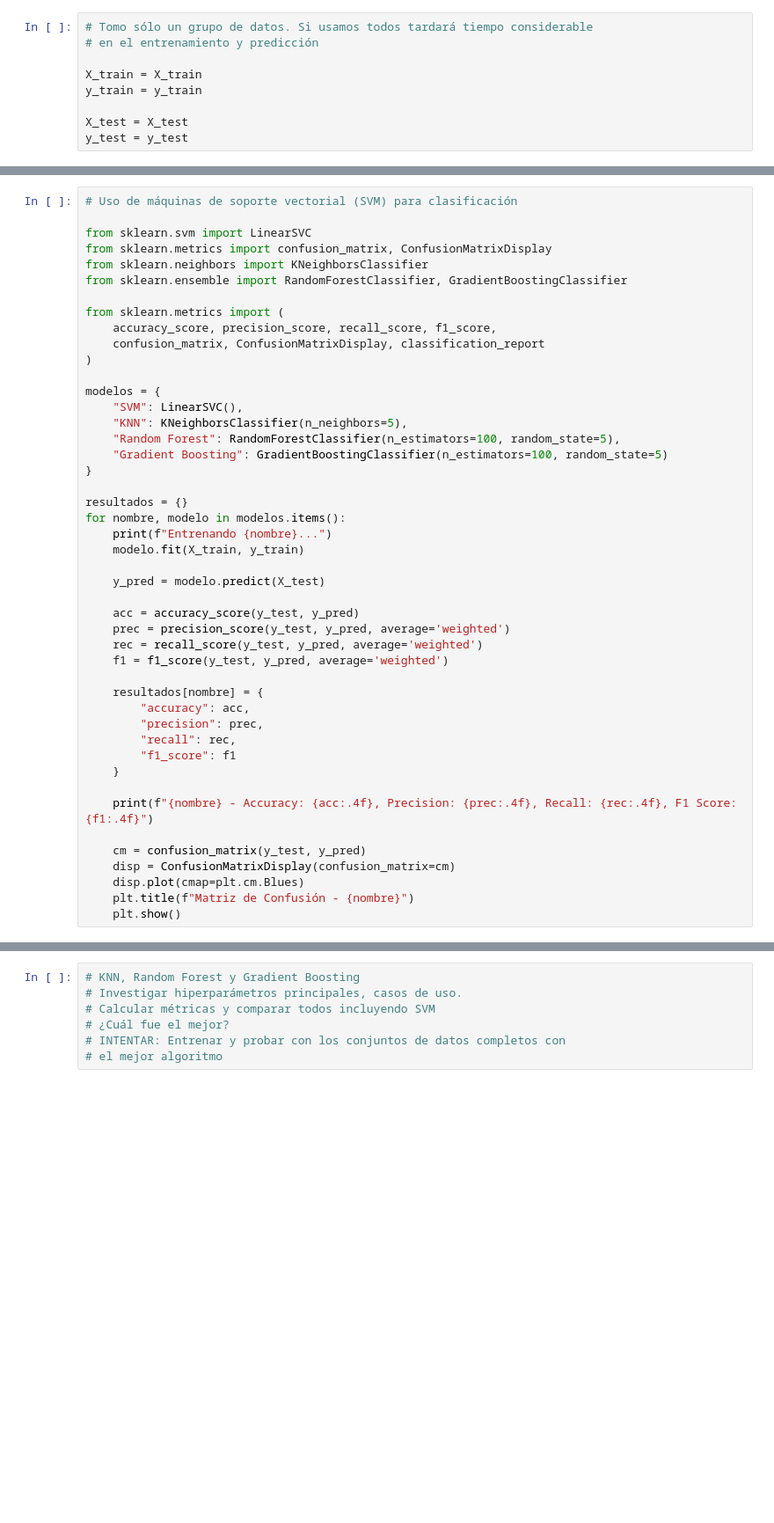
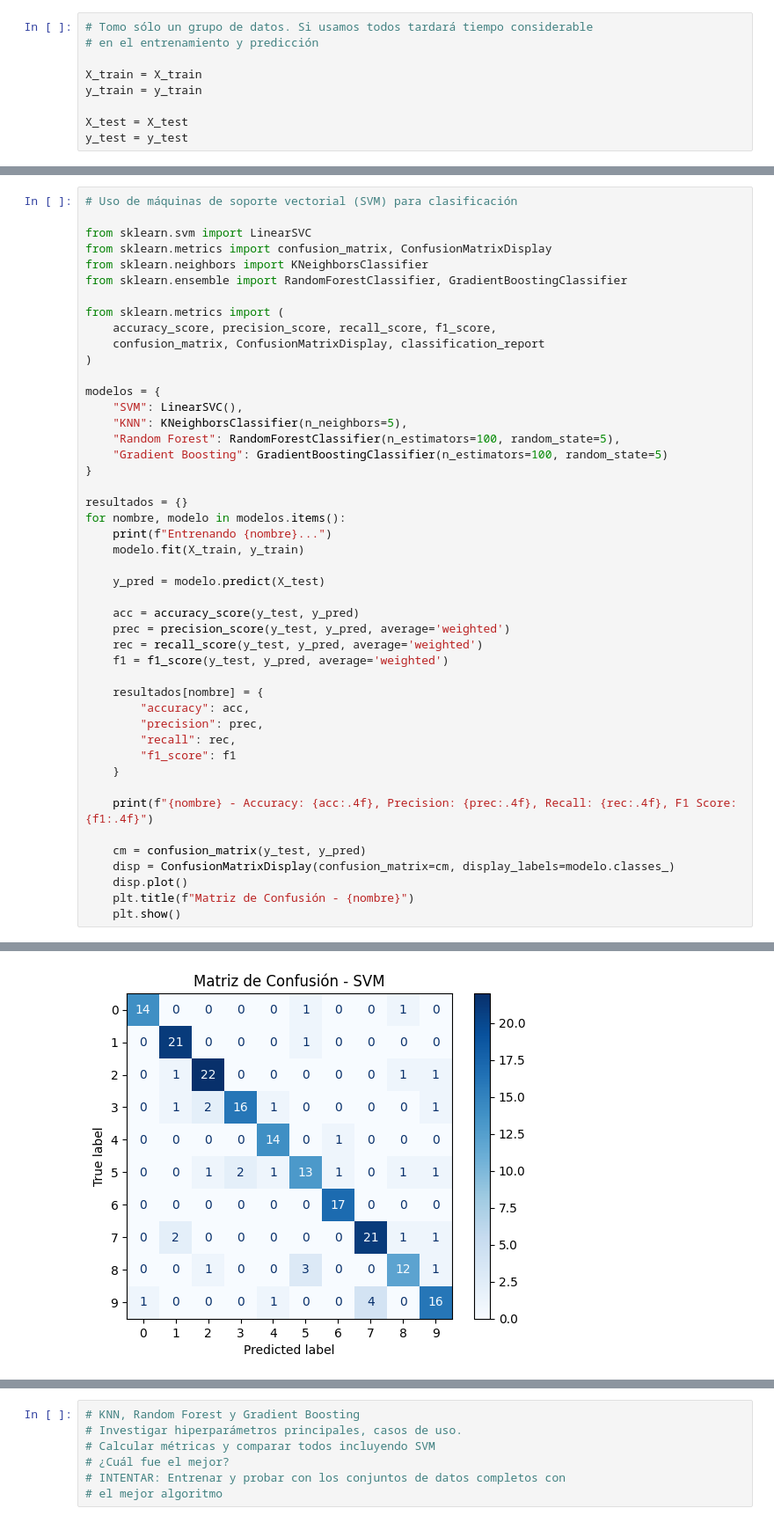
Before and after one commit to ErikaDeLunaAlba/VisionArtificial, a Jupyter notebook: Modulo7/machine_learning.ipynb, the cells around one changed output, grey strips where cells are left out. Shown at 88% size. Cells and saved outputs as stored; diff of their text form; blank space fills up the shorter version.

```diff
--- a/Modulo7/machine_learning.ipynb
+++ b/Modulo7/machine_learning.ipynb
@@ -110,7 +120,8 @@ for nombre, modelo in modelos.items():
     print(f"{nombre} - Accuracy: {acc:.4f}, Precision: {prec:.4f}, Recall: {rec:.4f}, F1 Score: {f1:.4f}")
 
     cm = confusion_matrix(y_test, y_pred)
-    disp = ConfusionMatrixDisplay(confusion_matrix=cm)
-    disp.plot(cmap=plt.cm.Blues)
+    disp = ConfusionMatrixDisplay(confusion_matrix=cm, display_labels=modelo.classes_)
+    disp.plot()
     plt.title(f"Matriz de Confusión - {nombre}")
     plt.show()
+# %% [output]
@@ -116,0 +130 @@ for nombre, modelo in modelos.items():
+[figure, added]
```
Also changed, not shown: parts of 7 cells of this notebook, 1 other file.
